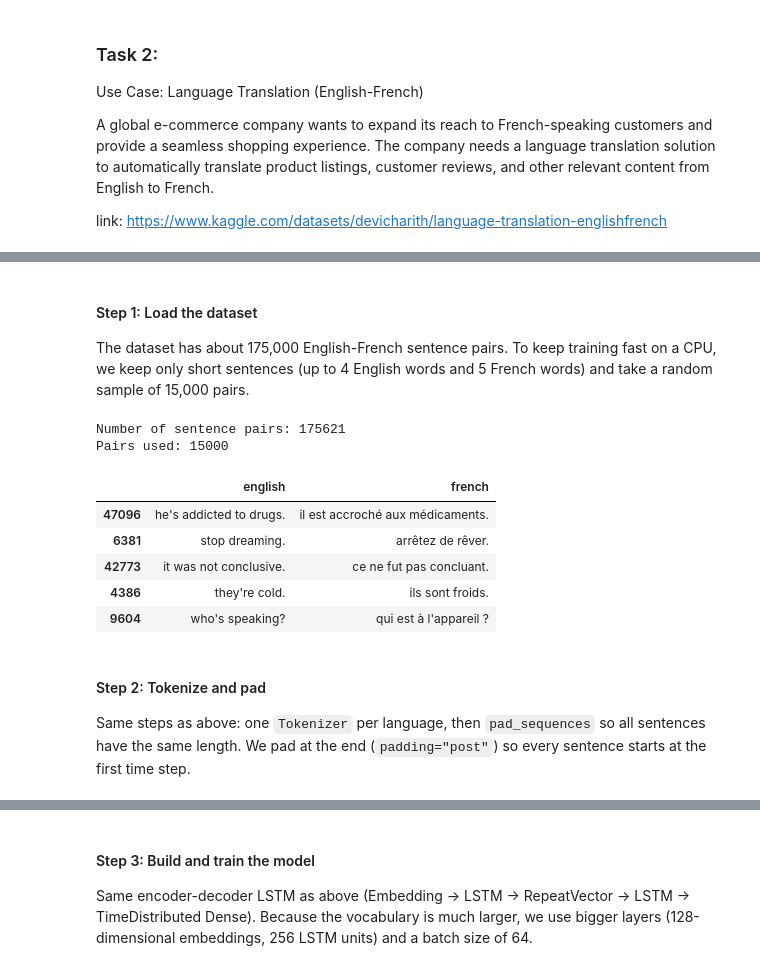
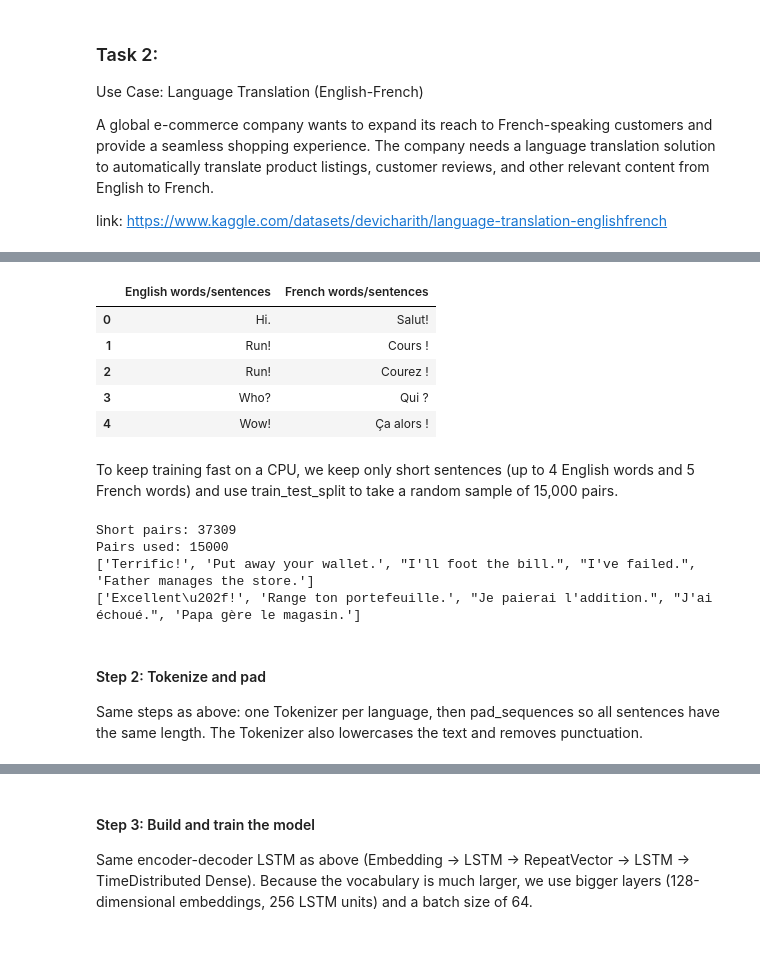
Before and after one commit to ImSleepingHere/NLP_Labs, a Jupyter notebook: NLP_Lab10/Lab10_Introduction_to_Machine_Translation-2.ipynb, the cells around one changed output, grey strips where cells are left out. Saved outputs shown, nothing was run; the diff lists cells and outputs as text; code cells hidden in the pictures.

```diff
--- a/NLP_Lab10/Lab10_Introduction_to_Machine_Translation-2.ipynb
+++ b/NLP_Lab10/Lab10_Introduction_to_Machine_Translation-2.ipynb
@@ -174,0 +199,9 @@ link: https://www.kaggle.com/datasets/devicharith/language-translation-englishfr
+# %%
+import kagglehub
+import pandas as pd
+
+path = kagglehub.dataset_download("devicharith/language-translation-englishfrench")
+df = pd.read_csv(path + "/eng_-french.csv")
+print("Number of sentence pairs:", len(df))
+df.head()
+# %% [output]
@@ -175,40 +209,31 @@ link: https://www.kaggle.com/datasets/devicharith/language-translation-englishfr
+|  | English words/sentences | French words/sentences |
+| 0 | Hi. | Salut! |
+| 1 | Run! | Cours ! |
+| 2 | Run! | Courez ! |
+| 3 | Who? | Qui ? |
+| 4 | Wow! | Ça alors ! |
 # %% [markdown]
-#### Step 1: Load the dataset
-
-The dataset has about 175,000 English-French sentence pairs. To keep training fast on a CPU, we keep only short sentences (up to 4 English words and 5 French words) and take a random sample of 15,000 pairs.
+To keep training fast on a CPU, we keep only short sentences (up to 4 English words and 5 French words) and use train_test_split to take a random sample of 15,000 pairs.
-# %%
-import os
-import pandas as pd
-import kagglehub
-
-tf.random.set_seed(42)
-
-path = kagglehub.dataset_download("devicharith/language-translation-englishfrench")
-df = pd.read_csv(os.path.join(path, "eng_-french.csv"))
-df.columns = ["english", "french"]
-print("Number of sentence pairs:", len(df))
-
-# Lowercase
-df["english"] = df["english"].str.lower()
-df["french"] = df["french"].str.lower()
-
-# Keep short sentences only
-df = df[(df["english"].str.split().str.len() <= 4) & (df["french"].str.split().str.len() <= 5)]
-df = df.sample(15000, random_state=42)
-print("Pairs used:", len(df))
-df.head()
-# %% [output]
-Number of sentence pairs: 175621
-Pairs used: 15000
-|  | english | french |
-| 47096 | he's addicted to drugs. | il est accroché aux médicaments. |
-| 6381 | stop dreaming. | arrêtez de rêver. |
-| 42773 | it was not conclusive. | ce ne fut pas concluant. |
-| 4386 | they're cold. | ils sont froids. |
-| 9604 | who's speaking? | qui est à l'appareil ? |
+# %%
+english_all = df["English words/sentences"]
+french_all = df["French words/sentences"]
+
+short_english = [e for e, f in zip(english_all, french_all) if len(e.split()) <= 4 and len(f.split()) <= 5]
+short_french = [f for e, f in zip(english_all, french_all) if len(e.split()) <= 4 and len(f.split()) <= 5]
+print("Short pairs:", len(short_english))
+
+english, _, french, _ = train_test_split(short_english, short_french, train_size=15000, random_state=42)
+print("Pairs used:", len(english))
+print(english[:5])
+print(french[:5])
+# %% [output]
+Short pairs: 37309
+Pairs used: 15000
+['Terrific!', 'Put away your wallet.', "I'll foot the bill.", "I've failed.", 'Father manages the store.']
+['Excellent\u202f!', 'Range ton portefeuille.', "Je paierai l'addition.", "J'ai échoué.", 'Papa gère le magasin.']
 # %% [markdown]
 #### Step 2: Tokenize and pad
 
-Same steps as above: one `Tokenizer` per language, then `pad_sequences` so all sentences have the same length. We pad at the end (`padding="post"`) so every sentence starts at the first time step.
+Same steps as above: one Tokenizer per language, then pad_sequences so all sentences have the same length. The Tokenizer also lowercases the text and removes punctuation.
 # %%
 tokenizer_eng2 = Tokenizer()
```
Also changed, not shown: parts of 14 cells of this notebook, 1 other file.
